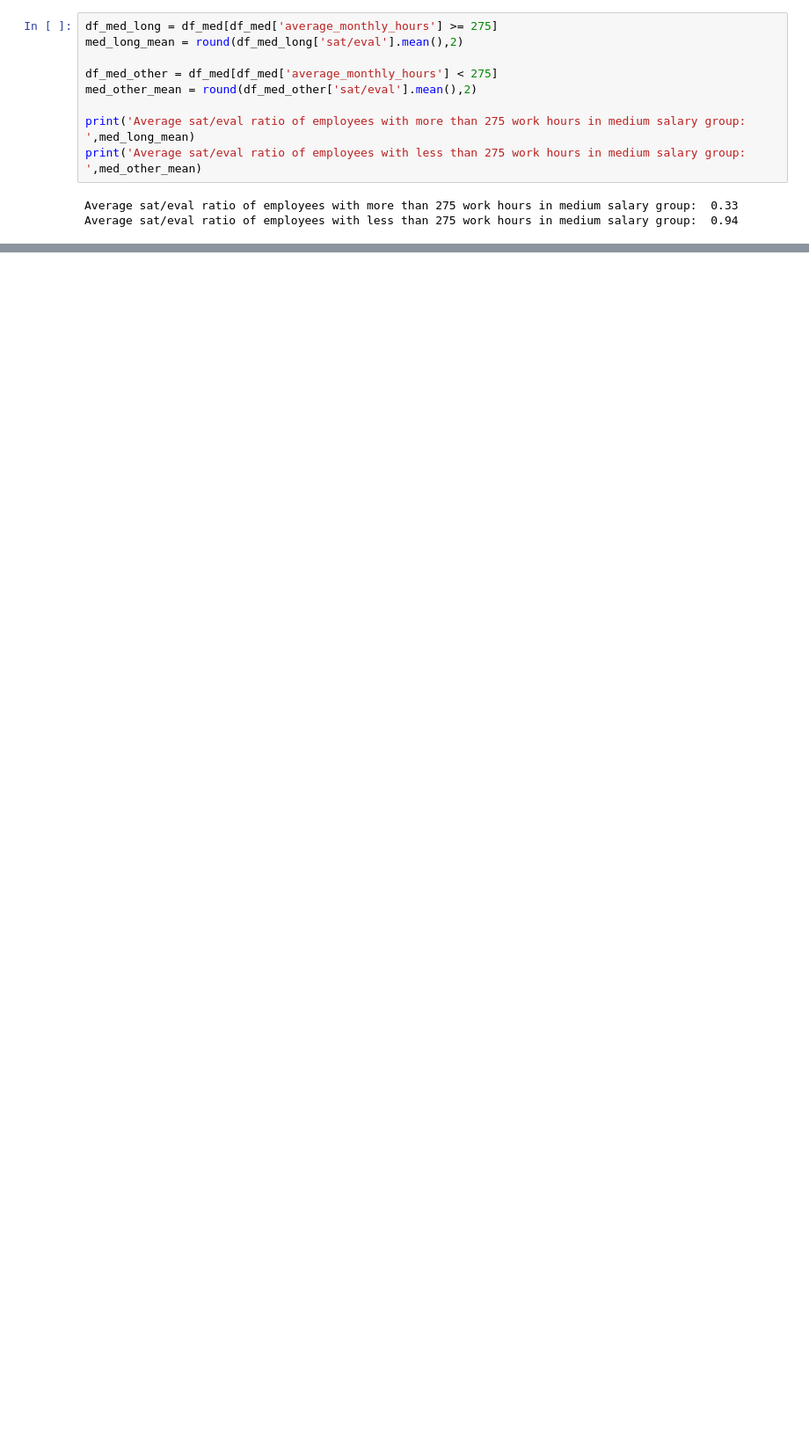
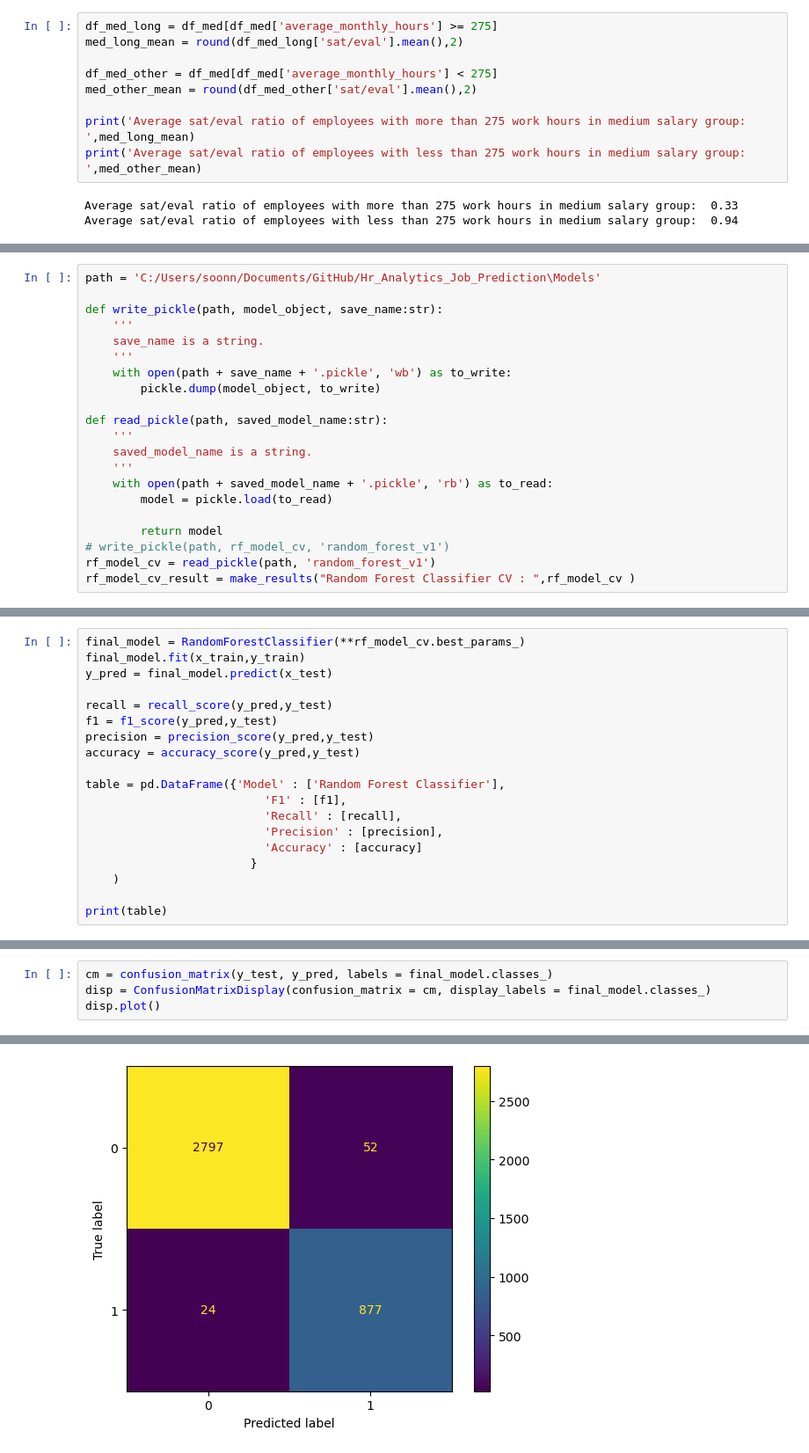
Before and after one commit to soonn22/Hr_Analytics_Job_Prediction, a Jupyter notebook: HR_Retention.ipynb, the cells around one changed output, grey strips where cells are left out. Shown at 88% size. Saved outputs shown, nothing was run; the diff lists cells and outputs as text; blank space fills up the shorter version.

```diff
--- a/HR_Retention.ipynb
+++ b/HR_Retention.ipynb
@@ -630,0 +1068,21 @@ Like low inome salary gorup, medium salary employees, on average, work more than
+# %%
+path = 'C:/Users/soonn/Documents/GitHub/Hr_Analytics_Job_Prediction\Models'
+
+def write_pickle(path, model_object, save_name:str):
+    '''
+    save_name is a string.
+    '''
+    with open(path + save_name + '.pickle', 'wb') as to_write:
+        pickle.dump(model_object, to_write)
+
+def read_pickle(path, saved_model_name:str):
+    '''
+    saved_model_name is a string.
+    '''
+    with open(path + saved_model_name + '.pickle', 'rb') as to_read:
+        model = pickle.load(to_read)
+
+        return model
+# write_pickle(path, rf_model_cv, 'random_forest_v1')
+rf_model_cv = read_pickle(path, 'random_forest_v1')
+rf_model_cv_result = make_results("Random Forest Classifier CV : ",rf_model_cv )
@@ -630,0 +1128,19 @@ Like low inome salary gorup, medium salary employees, on average, work more than
+# %%
+final_model = RandomForestClassifier(**rf_model_cv.best_params_)
+final_model.fit(x_train,y_train)
+y_pred = final_model.predict(x_test)
+
+recall = recall_score(y_pred,y_test)
+f1 = f1_score(y_pred,y_test)
+precision = precision_score(y_pred,y_test)
+accuracy = accuracy_score(y_pred,y_test)
+
+table = pd.DataFrame({'Model' : ['Random Forest Classifier'],
+                          'F1' : [f1],
+                          'Recall' : [recall],
+                          'Precision' : [precision],
+                          'Accuracy' : [accuracy]
+                        }
+    )
+
+print(table)
@@ -630,0 +1150,5 @@ Like low inome salary gorup, medium salary employees, on average, work more than
+# %%
+cm = confusion_matrix(y_test, y_pred, labels = final_model.classes_)
+disp = ConfusionMatrixDisplay(confusion_matrix = cm, display_labels = final_model.classes_)
+disp.plot()
+# %% [output]
@@ -630,0 +1156 @@ Like low inome salary gorup, medium salary employees, on average, work more than
+[figure, added]
```
Also changed, not shown: parts of 40 cells of this notebook, 11 other files.
